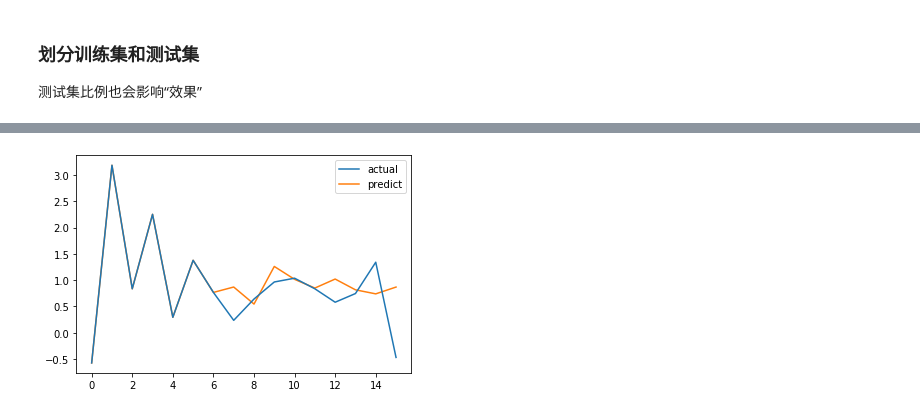
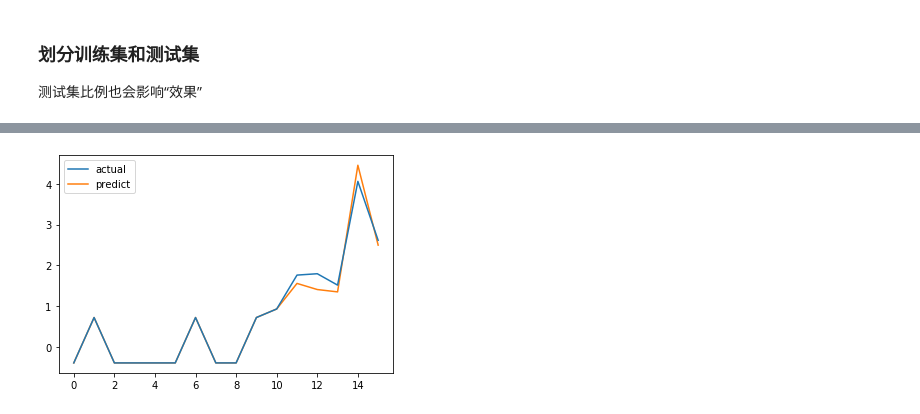
Before and after one commit to tomleung1996/Emerging_Topics_Prediction, a Jupyter notebook: all_models.ipynb, the cells around one changed output, grey strips where cells are left out. Saved outputs shown, nothing was run; the diff lists cells and outputs as text; code cells hidden in the pictures.

```diff
--- a/all_models.ipynb
+++ b/all_models.ipynb
@@ -86,3 +199 @@ def get_train_test(data, n_input, scaler, ratio):
-# %%
-X_train, X_test, y_train, y_test = get_train_test('transplant', 11, 'standard', 0.2)
 # %% [markdown]
@@ -121,0 +273,11 @@ _________________________________________________________________
+# %%
+X_train, X_test, y_train, y_test = get_regression_train_test('transplant', 11, 'standard', 0.2)
+decoder_in_training = np.roll(y_train, 1, axis=1)
+decoder_in_training[:, 0] = 0.0
+decoder_in_training = decoder_in_training.reshape(len(decoder_in_training), -1, 1)
+
+decoder_in_validation = np.roll(y_test, 1, axis=1)
+decoder_in_validation[:, 0] = 0.0
+decoder_in_validation = decoder_in_validation.reshape(len(decoder_in_validation), -1, 1)
+
+model, encoder_model, decoder_model = build_tf_encoder_decoder_model()
@@ -122,6 +377,13 @@ _________________________________________________________________
 # %%
-model.compile(loss='mse', optimizer='adam')
-history = model.fit(X_train, y_train, epochs=100, batch_size=4, verbose=1, validation_data=(X_test, y_test))
+model = build_encoder_decoder_model()
+history = model.fit(X_train, y_train, epochs=100, batch_size=16, verbose=1, validation_data=(X_test, y_test),
+                   callbacks=[keras.callbacks.EarlyStopping(monitor='val_loss',
+                                                                      min_delta=0,
+                                                                      patience=20,
+                                                                      verbose=0,
+                                                                      mode='auto',
+                                                                      baseline=None,
+                                                                      restore_best_weights=False)])
 # %% [output]
 Train on 4112 samples, validate on 1029 samples
 Epoch 1/100
@@ -147,8 +418,8 @@ test_pred = model.predict(X_test)
 # %%
-i = 32
+i = 11
 plt.plot(np.concatenate((X_train[i, :, -2], y_train[i].reshape(-1)), axis=None), label='actual', zorder=1)
 plt.plot(np.concatenate((X_train[i, :, -2], train_pred[i].reshape(-1)), axis=None), label='predict', zorder=0)
 plt.legend()
 plt.show()
 # %% [output]
-[figure, old version]
+[figure, new version]
```
Also changed, not shown: parts of 43 cells of this notebook.
